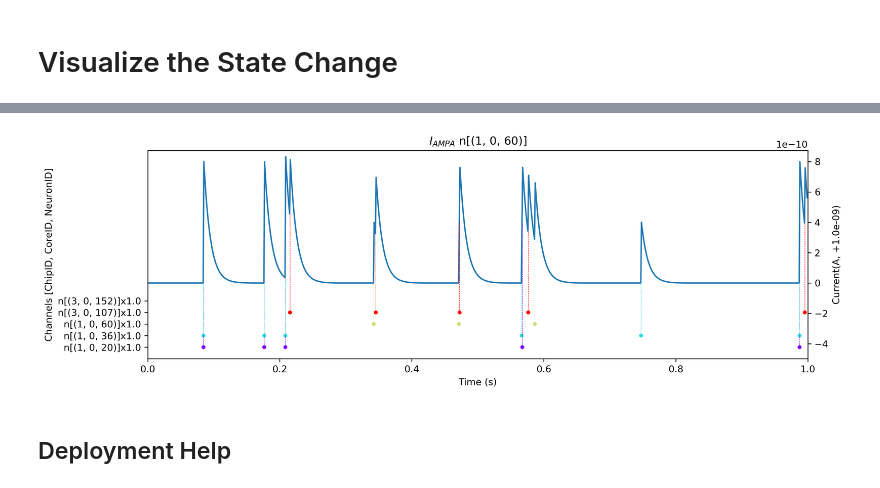
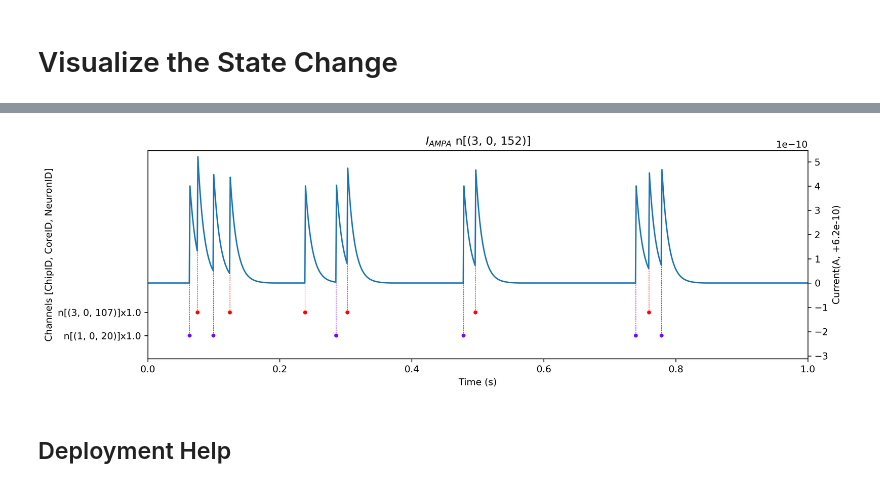
Before and after one commit to synsense/rockpool, a Jupyter notebook: docs/devices/DynapSE/device_simulation.ipynb, the cells around one changed output, grey strips where cells are left out. Cells and saved outputs as stored; diff of their text form; code cells hidden in the pictures.

```diff
--- a/docs/devices/DynapSE/device_simulation.ipynb
+++ b/docs/devices/DynapSE/device_simulation.ipynb
@@ -144,0 +341,5 @@ idx_map
+# %%
+simcore2 = DynapSE1SimCore(
+    size=3, core_key=(3, 0), neuron_idx_map={3: 107, 4: 110, 5: 152}
+)
+print(json.dumps(simcore2, cls=EnhancedJSONEncoder, indent="\t"))
@@ -144,0 +364,3 @@ idx_map
+# %%
+cores = [simcore1, simcore2]
+simconfig = DynapSE1SimBoard(cores=cores)
@@ -145,3 +369,5 @@ idx_map
+# %%
+modSE_ugurc = DynapSE1Jax.from_netgen(net_gen, sim_config = simconfig)
 # %% [markdown]
 ## Samna Config
 If we only have the device configuration object, the FPGA-to-device input connections can be defined explicitly in multiple ways by providing a direct input weight matrix or a list of virtual connections.
@@ -158,4 +382,4 @@ modSE_netgen = DynapSE1Jax.from_netgen(net_gen, default_bias=True)
 # %% [markdown]
 ## Choose one of the modules
 # %%
-modSE = modSE_win
+modSE = modSE_ugurc
@@ -209,7 +667,7 @@ for c in modSE.syn_types:
 # %%
-Figure.plot_Isyn_trace(modSE, record_dict, (1,0,60), "ampa", idx_map_dict=modSE.idx_map_dict);
+Figure.plot_Isyn_trace(modSE, record_dict, (3, 0, 152), "ampa", idx_map_dict=modSE.idx_map_dict);
 # %% [output]
-[figure, old version]
+[figure, new version]
 # %% [markdown]
 ## Deployment Help
 # %%
```
Also changed, not shown: parts of 49 cells of this notebook.
